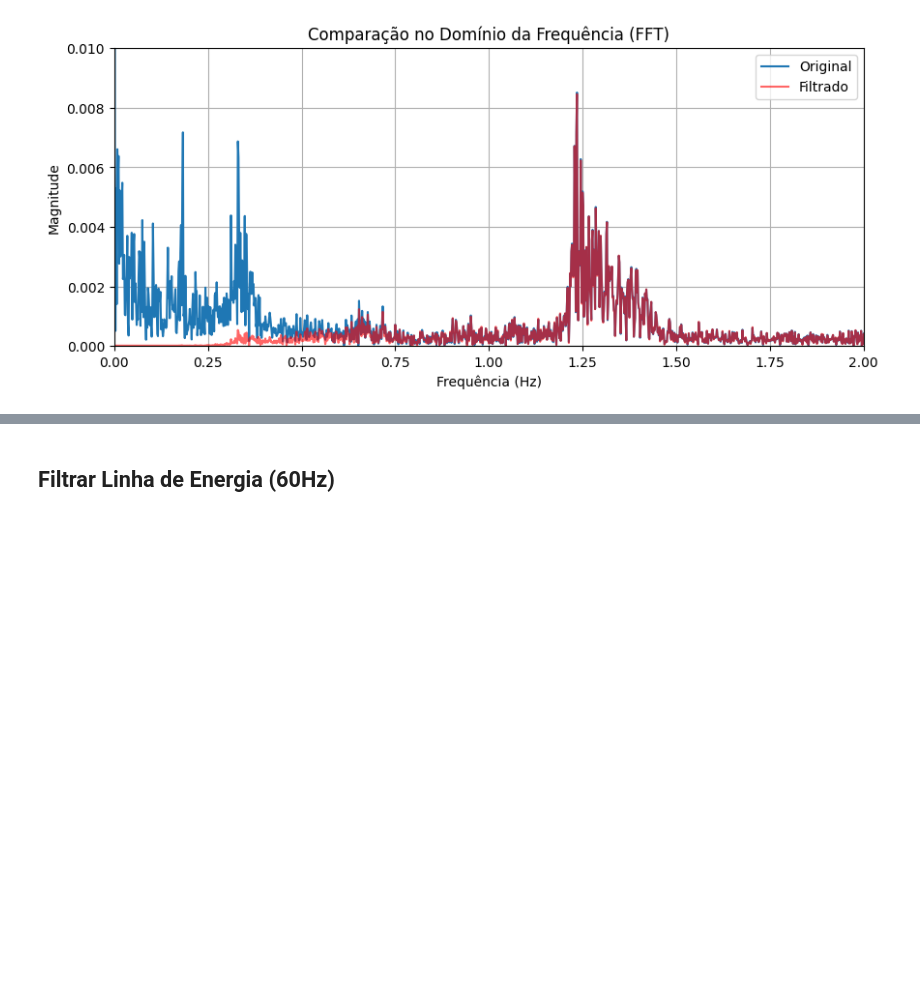
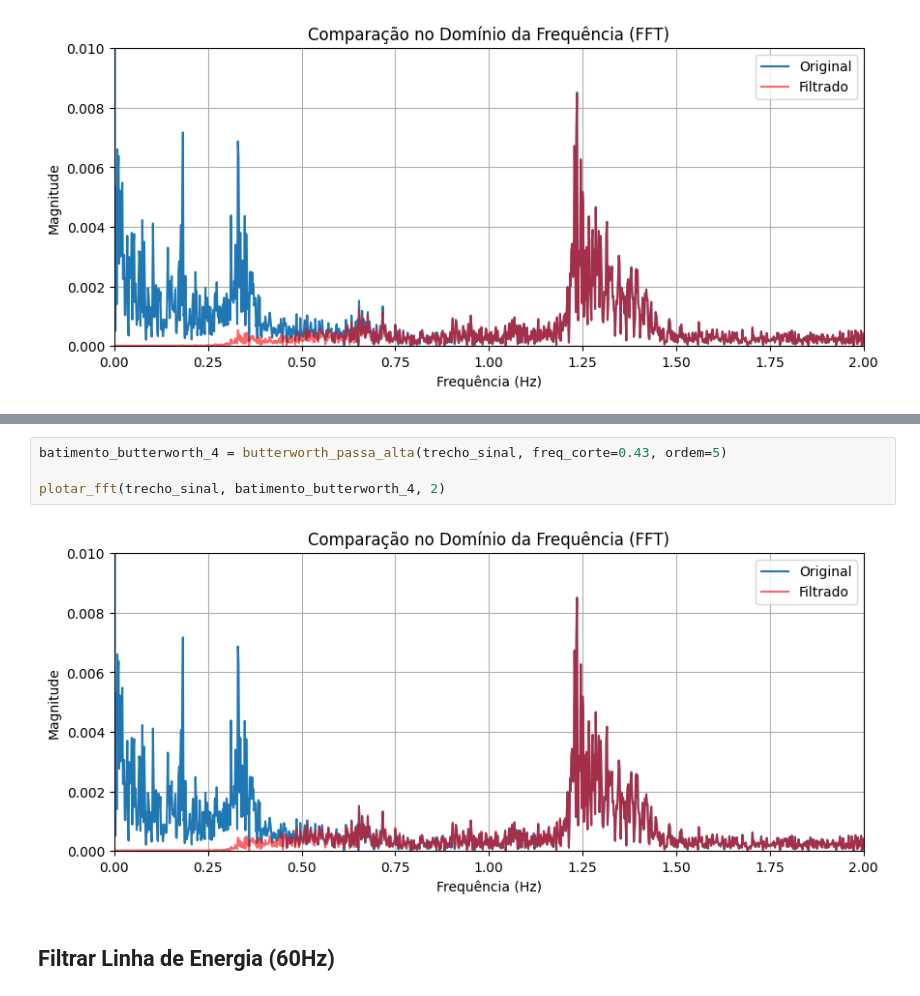
Before and after one commit to RenanCatini/ecg-arrhythmia-classification, a Jupyter notebook: notebooks/estudos_filtros_frequencia.ipynb, the cells around one changed output, grey strips where cells are left out. Drawn from its saved outputs; the diff is of its cells as text; blank space fills up the shorter version.

```diff
--- a/notebooks/estudos_filtros_frequencia.ipynb
+++ b/notebooks/estudos_filtros_frequencia.ipynb
@@ -192,3 +204,9 @@ plotar_fft(trecho_sinal, batimento_butterworth_final, 2)
+# %%
+batimento_butterworth_4 = butterworth_passa_alta(trecho_sinal, freq_corte=0.43, ordem=5)
+
+plotar_fft(trecho_sinal, batimento_butterworth_4, 2)
+# %% [output]
+[figure, added]
 # %% [markdown]
 ## Filtrar Linha de Energia (60Hz)
 # %%
```
Also changed, not shown: parts of 6 cells of this notebook, 1 other file.
